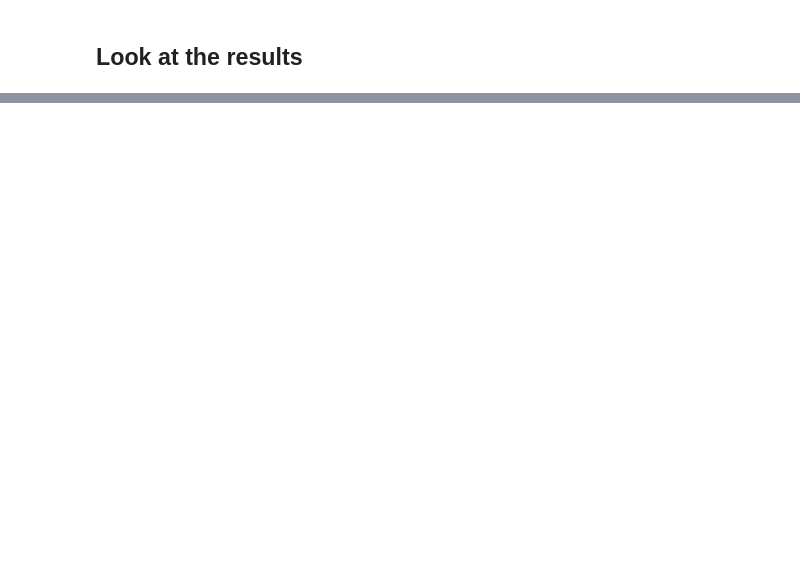
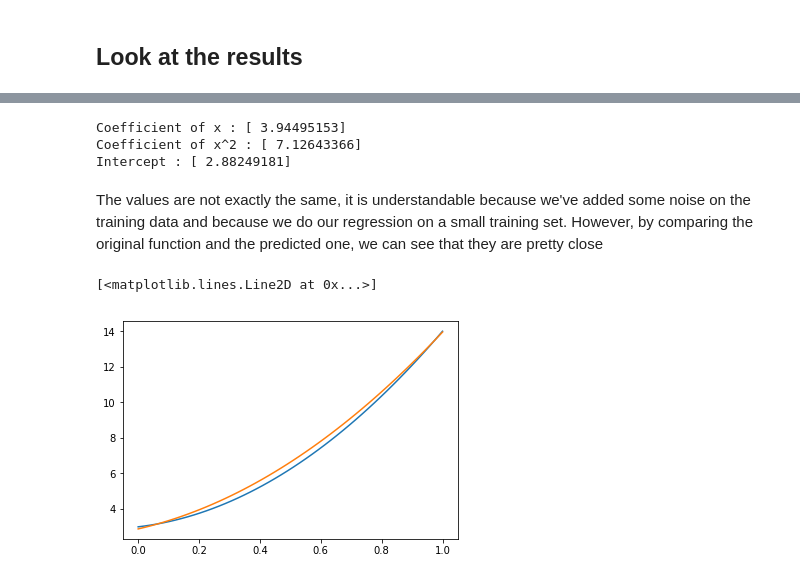
Before and after one commit to Yaka12/Basics, a Jupyter notebook: Machine Learning/Polynomial Regression.ipynb, the cells around one changed output, grey strips where cells are left out. Cells and saved outputs as stored; diff of their text form; code cells hidden in the pictures; blank space fills up the shorter version.

```diff
--- a/Machine Learning/Polynomial Regression.ipynb
+++ b/Machine Learning/Polynomial Regression.ipynb
@@ -111,0 +201,20 @@ regressor.plot_function(X_test, y_test)
+# %%
+print("Coefficient of x :", w_trained[1])
+print("Coefficient of x^2 :", w_trained[2])
+print("Intercept :", w_trained[0])
+# %% [output]
+Coefficient of x : [ 3.94495153]
+Coefficient of x^2 : [ 7.12643366]
+Intercept : [ 2.88249181]
+# %% [markdown]
+The values are not exactly the same, it is understandable because we've added some noise on the training data and because we do our regression on a small training set. However, by comparing the original function and the predicted one, we can see that they are pretty close
+# %%
+x1 = np.linspace(0,1,50)
+y =  2*x1 + 9*x1**2 + 3
+y2 = w_trained[1]*x1 + w_trained[2]*x1**2 + w_trained[0]
+
+plt.plot(x1,y)
+plt.plot(x1,y2)
+# %% [output]
+[<matplotlib.lines.Line2D at 0x...>]
+[figure, added]
```
Also changed, not shown: parts of 29 cells of this notebook, 15 other files.
